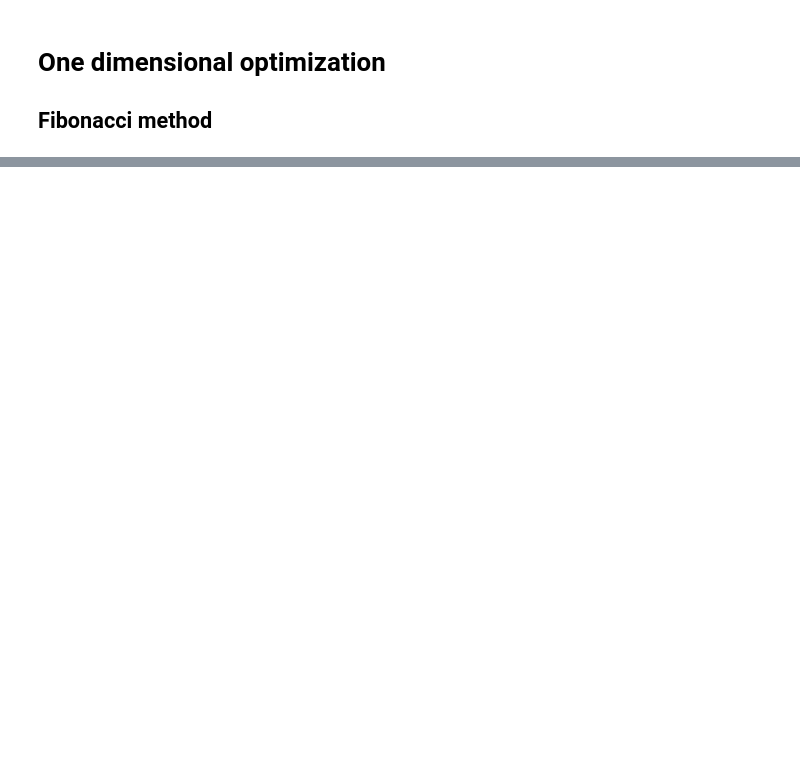
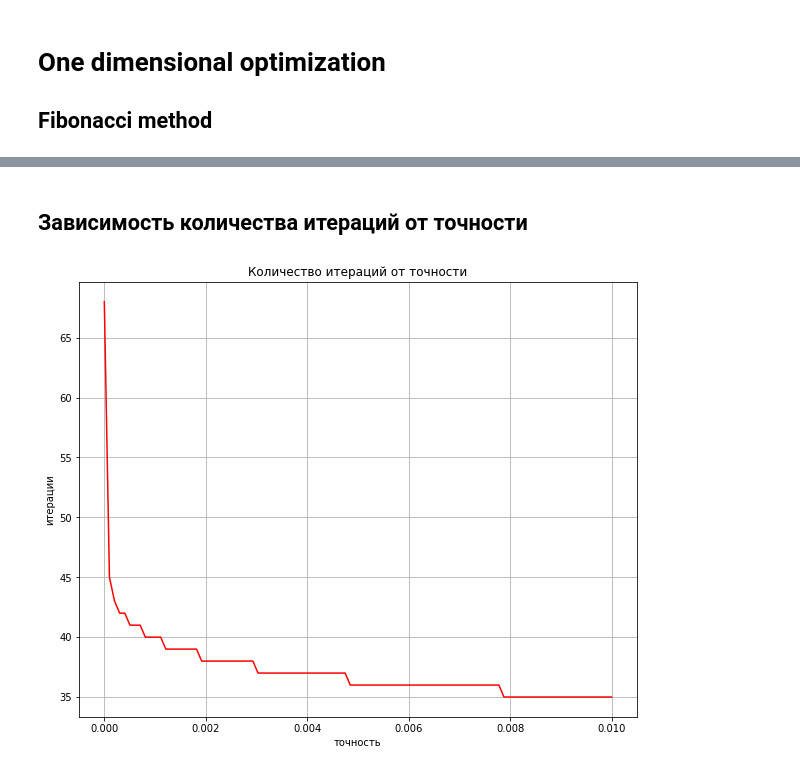
Before and after one commit to Egor200313/optimization, a Jupyter notebook: one_dim/fibonacci_method.ipynb, the cells around one changed output, grey strips where cells are left out. Drawn from its saved outputs; the diff is of its cells as text; code cells hidden in the pictures; blank space fills up the shorter version.

```diff
--- a/one_dim/fibonacci_method.ipynb
+++ b/one_dim/fibonacci_method.ipynb
@@ -44,0 +49,18 @@ plt.show()
+# %% [markdown]
+
+## Зависимость количества итераций от точности
+# %%
+iters_res = []
+for tol in tolerance:
+  result = optimize_one_dim(0.0, 100000.0, tol, iters, f)
+  iters_res.append(result['iterations'])
+
+plt.figure(figsize=(10,8))
+plt.title("Количество итераций от точности")
+plt.plot(tolerance, iters_res, c='red')
+plt.xlabel("точность")
+plt.ylabel("итерации")
+plt.grid()
+plt.show()
+# %% [output]
+[figure, added]
```
Also changed, not shown: parts of 6 cells of this notebook.
